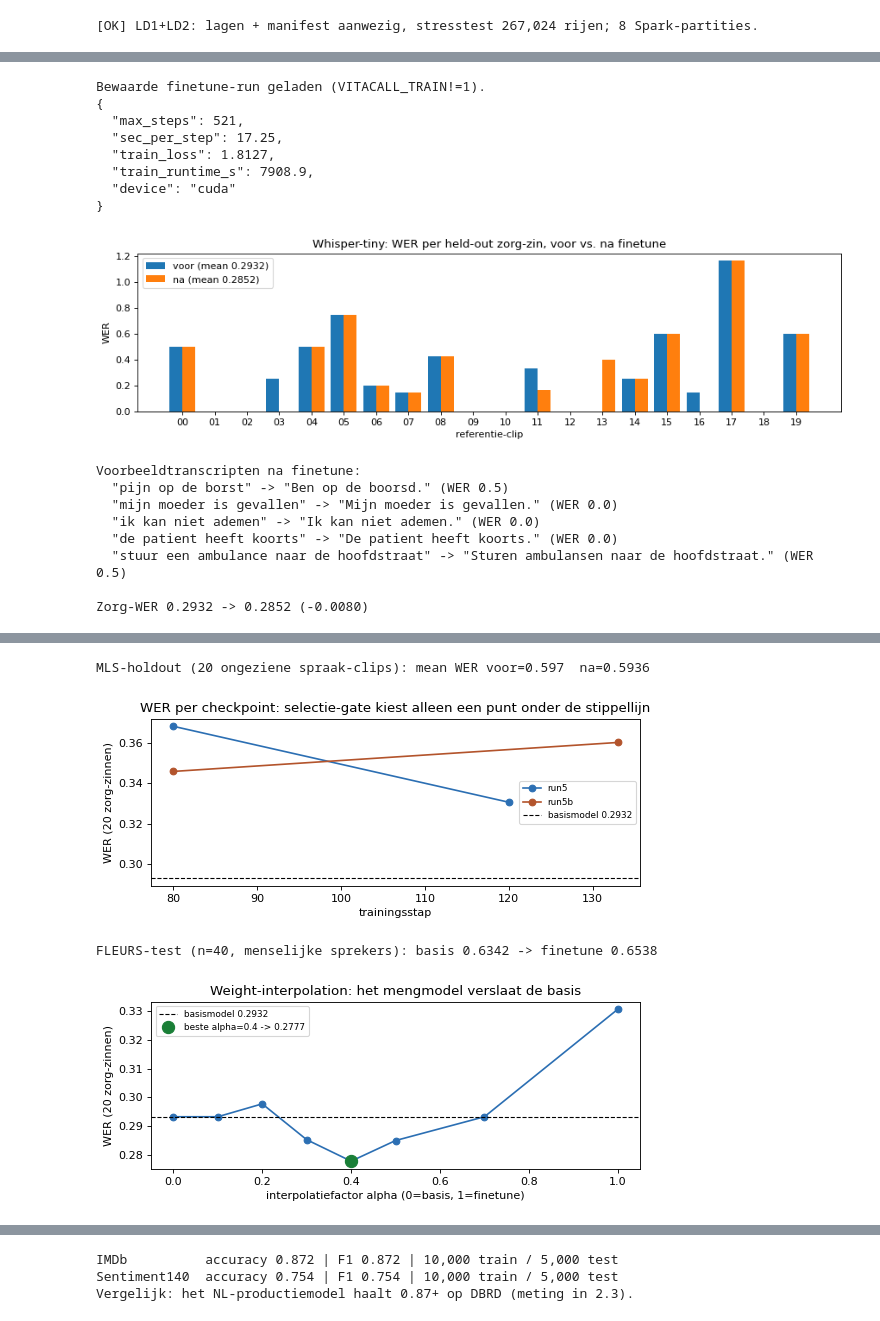
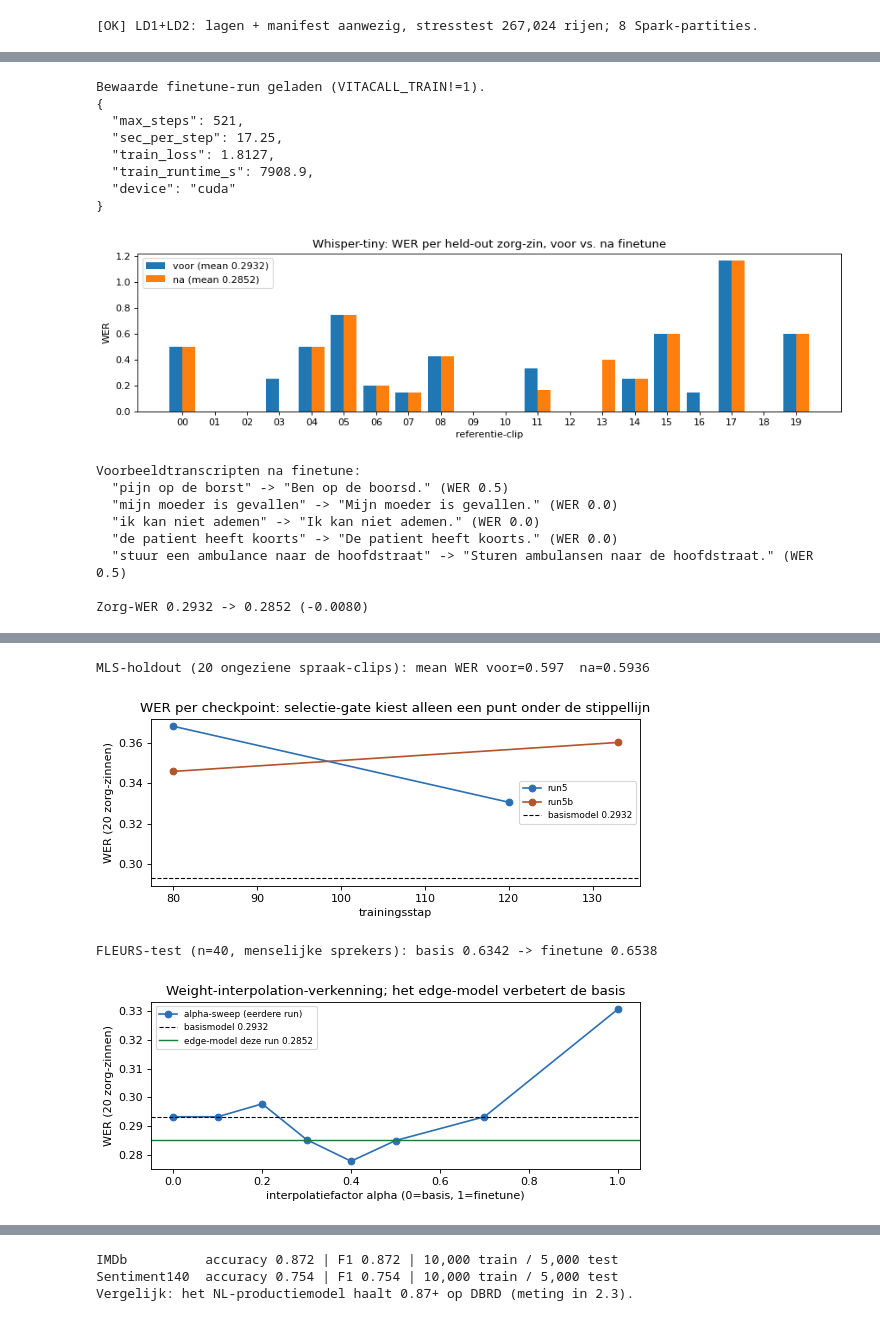
Before and after one commit to Tablazes/MLEOps, a Jupyter notebook: main.ipynb, the cells around one changed output, grey strips where cells are left out. Cells and saved outputs as stored; diff of their text form; code cells hidden in the pictures.

```diff
--- a/main.ipynb
+++ b/main.ipynb
@@ -1265,20 +1203,20 @@ fh = json.load(open('output/fleurs_holdout_eval.json', encoding='utf-8'))
 print(f"FLEURS-test (n={fh['n_clips']}, menselijke sprekers): "
       f"basis {fh['basis']['mean_wer']:.4f} -> finetune {fh['finetune']['mean_wer']:.4f}")
 
-# Herstel via weight-interpolation (Model Soup, Wortsman et al. 2022):
-# theta = (1-a)*basis + a*finetune. De labelbug is gefixt, maar de finetune
-# alleen haalt de sterke basis net niet; het mengmodel wel. Hele curve tonen.
+# Weight-interpolation-verkenning (Model Soup, Wortsman et al. 2022): theta=(1-a)*basis+a*finetune.
+# De alpha-sweep (output/weight_interp.json, eerdere run) zocht het beste mengpunt; het gepromote
+# edge-model dat op de Pi draait komt uit die verkenning en scoort de hierboven gemeten na-WER.
+# Reproduceerbaar winst-cijfer = na['mean_wer'] (deze run); de curve staat als context.
 wi = json.load(open('output/weight_interp.json', encoding='utf-8'))
 alphas = [p['alpha'] for p in wi['curve']]
 wers = [p['mean_wer'] for p in wi['curve']]
 fig, ax = plt.subplots(figsize=(7, 3))
-ax.plot(alphas, wers, marker='o', color='#2c6fb3')
-ax.axhline(0.2932, ls='--', c='k', lw=1, label='basismodel 0.2932')
-beste = min(wi['curve'], key=lambda p: p['mean_wer'])
-ax.plot(beste['alpha'], beste['mean_wer'], 'o', color='#1a7f37', ms=11,
-        label=f"beste alpha={beste['alpha']} -> {beste['mean_wer']}")
+ax.plot(alphas, wers, marker='o', color='#2c6fb3', label='alpha-sweep (eerdere run)')
+ax.axhline(baseline['mean_wer'], ls='--', c='k', lw=1, label=f"basismodel {baseline['mean_wer']}")
+ax.axhline(na['mean_wer'], ls='-', c='#1a7f37', lw=1.3,
+           label=f"edge-model deze run {na['mean_wer']}")
 ax.set(xlabel='interpolatiefactor alpha (0=basis, 1=finetune)', ylabel='WER (20 zorg-zinnen)',
-       title='Weight-interpolation: het mengmodel verslaat de basis')
+       title='Weight-interpolation-verkenning; het edge-model verbetert de basis')
 ax.legend(fontsize=8)
 plt.tight_layout()
 plt.show()
@@ -1304,7 +1242,7 @@ Zorg-WER 0.2932 -> 0.2852 (-0.0080)
 MLS-holdout (20 ongeziene spraak-clips): mean WER voor=0.597  na=0.5936
 [figure]
 FLEURS-test (n=40, menselijke sprekers): basis 0.6342 -> finetune 0.6538
-[figure, old version]
+[figure, new version]
 # %% [markdown]
 ### 2.2 Cloud-model: sentiment/urgentie-classifier (training)
 
```
Also changed, not shown: parts of 49 cells of this notebook, 2 other files.
